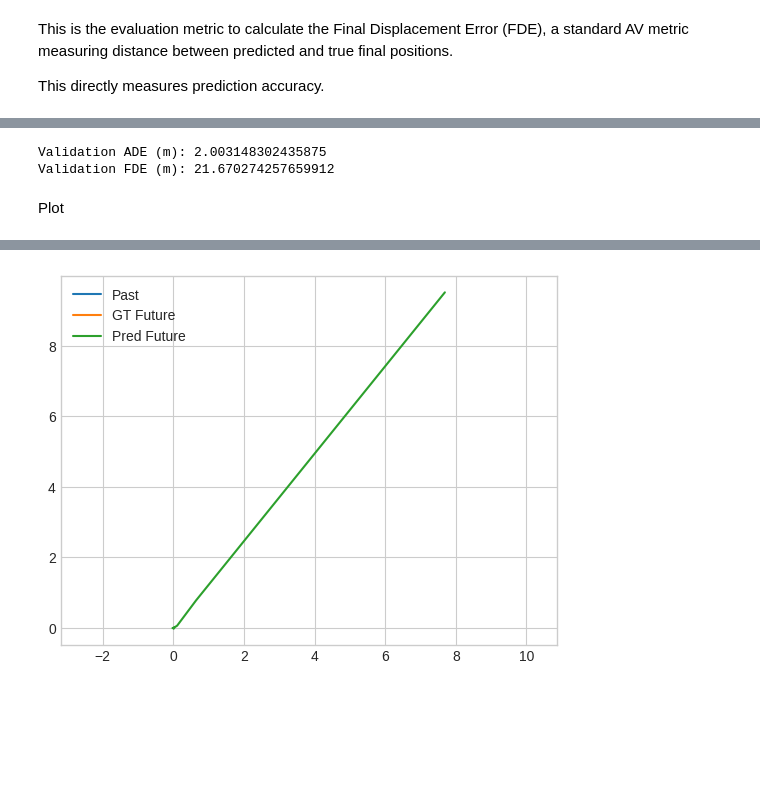
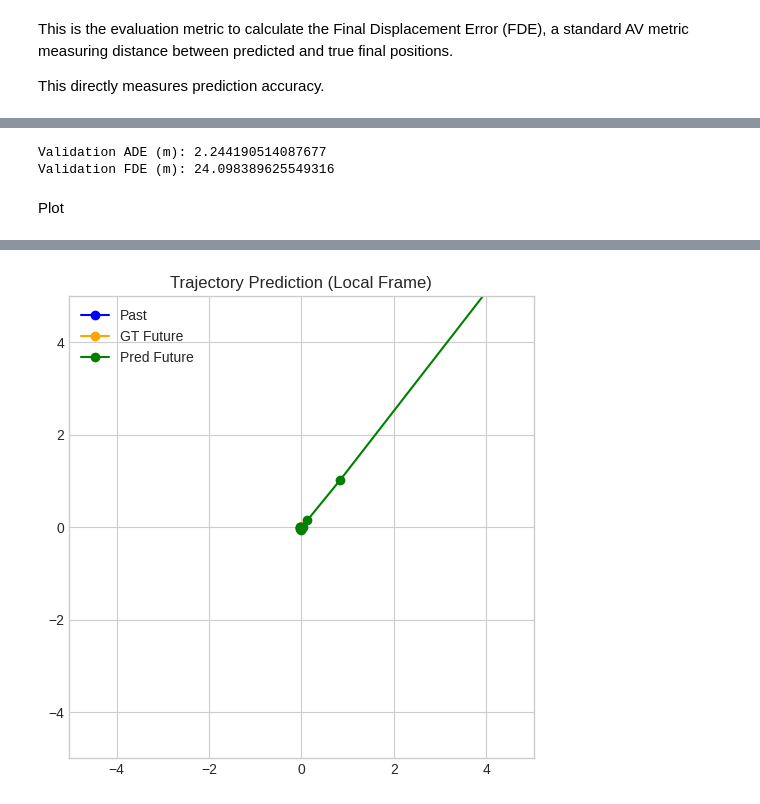
Before and after one commit to darrickpang/Email, a Jupyter notebook: Trajectory_prediction.ipynb, the cells around one changed output, grey strips where cells are left out. Saved outputs shown, nothing was run; the diff lists cells and outputs as text; code cells hidden in the pictures; blank space fills up the shorter version.

```diff
--- a/Trajectory_prediction.ipynb
+++ b/Trajectory_prediction.ipynb
@@ -513,4 +472,7 @@ Validation FDE (m): 161.50494766235352
 # %%
+# =========================
+# 15. Evaluation (FDE)
+# =========================
 def ade_fde(pred_traj, gt_traj, scale=10.0):
     """
     pred_traj, gt_traj: [B, T, 2] in scaled local coordinates
@@ -523,28 +485,28 @@ def ade_fde(pred_traj, gt_traj, scale=10.0):
     ade = dists.mean().item()
     fde = dists[:, -1].mean().item()
     return ade, fde
+
+model.eval()
+ade_sum, fde_sum, n_batches = 0.0, 0.0, 0
+
+with torch.no_grad():
+    for past, future, origin in val_loader:
+        past = past.to(device)
+        future = future.to(device)
+
+        pred_traj = model(past)           # [B, T, 2]
+        gt_traj = future[:, :, :2]        # [B, T, 2]
+
+        ade, fde = ade_fde(pred_traj, gt_traj, scale=SCALE)
+        ade_sum += ade
+        fde_sum += fde
+        n_batches += 1
+
+print("Validation ADE (m):", ade_sum / n_batches)
+print("Validation FDE (m):", fde_sum / n_batches)
+# %% [output]
+Validation ADE (m): 2.244190514087677
+Validation FDE (m): 24.098389625549316
-# %%
-model.eval()
-ade_sum, fde_sum, n_batches = 0.0, 0.0, 0
-
-with torch.no_grad():
-    for past, future, origin in val_loader:
-        past = past.to(device)
-        future = future.to(device)
-
-        pred_traj = model(past)           # [B, T, 2]
-        gt_traj = future[:, :, :2]        # [B, T, 2]
-
-        ade, fde = ade_fde(pred_traj, gt_traj, scale=SCALE)
-        ade_sum += ade
-        fde_sum += fde
-        n_batches += 1
-
-print("Validation ADE (m):", ade_sum / n_batches)
-print("Validation FDE (m):", fde_sum / n_batches)
-# %% [output]
-Validation ADE (m): 2.003148302435875
-Validation FDE (m): 21.670274257659912
 # %% [markdown]
 Plot
 # %%
@@ -554,23 +516,30 @@ Plot
 import matplotlib.pyplot as plt
 
 model.eval()
-past, future, origin = dataset[0]
+past, future_disp, origin = dataset[0]
 
-past_in = past.unsqueeze(0).to(device)                # [1, PAST_LEN, input_dim]
+past_in = past.unsqueeze(0).to(device)
+
 with torch.no_grad():
-    pred_future = model(past_in).cpu().squeeze(0)     # [FUTURE_LEN, 2]
+    pred_disp = model(past_in).cpu().squeeze(0)   # [T, 2]
 
-gt_future = future[:, :2]                              # [FUTURE_LEN, 2]
+# Ground-truth displacements
+gt_disp = future_disp[:, :2]
 
-# convert to meters for nicer interpretation (still local frame)
+# 🔑 RECONSTRUCT POSITIONS
+pred_xy = torch.cumsum(pred_disp, dim=0) * SCALE
+gt_xy   = torch.cumsum(gt_disp, dim=0) * SCALE
 past_xy = past[:, :2] * SCALE
-gt_xy = gt_future * SCALE
-pred_xy = pred_future * SCALE
 
-plt.plot(past_xy[:, 0], past_xy[:, 1], label="Past")
-plt.plot(gt_xy[:, 0], gt_xy[:, 1], label="GT Future")
-plt.plot(pred_xy[:, 0], pred_xy[:, 1], label="Pred Future")
+plt.figure(figsize=(6, 6))
+plt.plot(past_xy[:, 0], past_xy[:, 1], "b-o", label="Past")
+plt.plot(gt_xy[:, 0], gt_xy[:, 1], "orange", marker="o", label="GT Future")
+plt.plot(pred_xy[:, 0], pred_xy[:, 1], "g", marker="o", label="Pred Future")
 plt.legend()
 plt.axis("equal")
+# 🔑 ZOOM
+plt.xlim(-5, 5)
+plt.ylim(-5, 5)
+plt.title("Trajectory Prediction (Local Frame)")
 plt.show()
 # %% [output]
@@ -577 +547 @@ plt.show()
-[figure, old version]
+[figure, new version]
```
Also changed, not shown: parts of 3 cells of this notebook.
